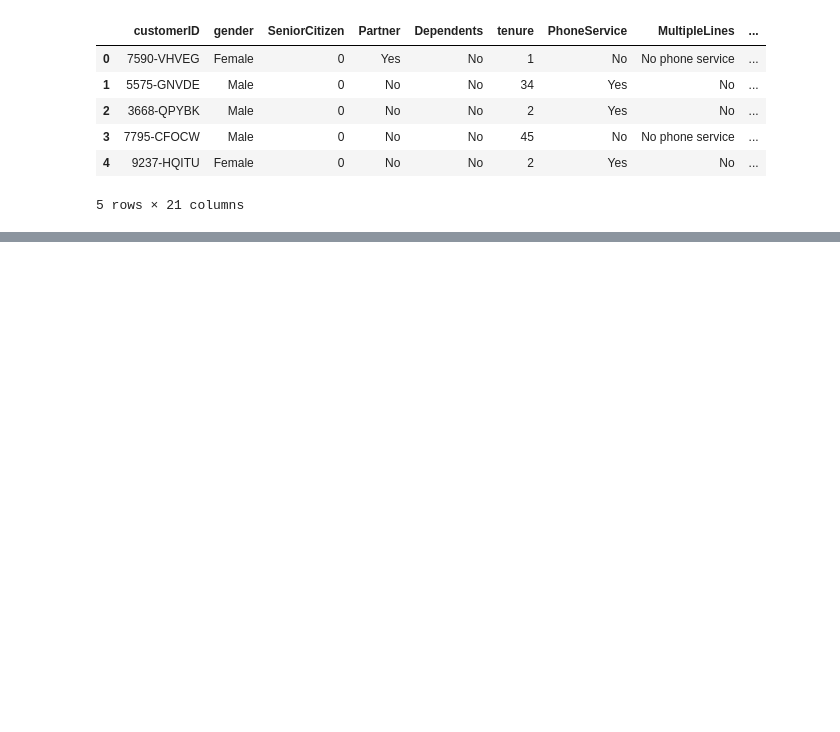
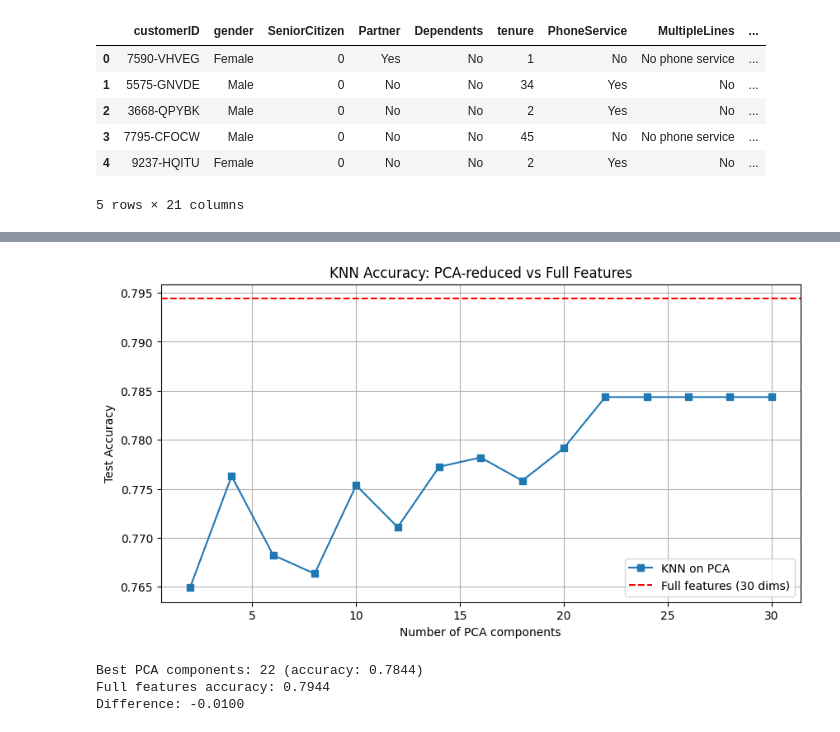
Before and after one commit to Tisha-choksi/analyses, a Jupyter notebook: customer_churn/knn.ipynb, the cells around one changed output, grey strips where cells are left out. Drawn from its saved outputs; the diff is of its cells as text; code cells hidden in the pictures; blank space fills up the shorter version.

```diff
--- a/customer_churn/knn.ipynb
+++ b/customer_churn/knn.ipynb
@@ -201,0 +192,39 @@ F1-score: 0.5783582089552238
+# %%
+best_k = grid_acc.best_params_['n_neighbors']
+best_w = grid_acc.best_params_['weights']
+best_m = grid_acc.best_params_['metric']
+full_acc = grid_acc.best_score_
+
+n_components_range = range(2, 31, 2)
+pca_scores = []
+
+for n in n_components_range:
+    pca = PCA(n_components=n, random_state=42)
+    X_pca = pca.fit_transform(X_train_s)
+    knn = KNeighborsClassifier(n_neighbors=best_k, weights=best_w, metric=best_m)
+    knn.fit(X_pca, y_train)
+    X_test_pca = pca.transform(X_test_s)
+    acc = metrics.accuracy_score(y_test, knn.predict(X_test_pca))
+    pca_scores.append(acc)
+
+plt.figure(figsize=(10, 5))
+plt.plot(n_components_range, pca_scores, marker='s', label='KNN on PCA')
+plt.axhline(y=full_acc, color='r', linestyle='--', label=f'Full features ({X.shape[1]} dims)')
+plt.xlabel('Number of PCA components')
+plt.ylabel('Test Accuracy')
+plt.title('KNN Accuracy: PCA-reduced vs Full Features')
+plt.legend()
+plt.grid(True)
+plt.show()
+# %% [output]
+[figure, added]
+# %%
+best_pca_n = n_components_range[np.argmax(pca_scores)]
+best_pca_acc = max(pca_scores)
+print(f'Best PCA components: {best_pca_n} (accuracy: {best_pca_acc:.4f})')
+print(f'Full features accuracy: {full_acc:.4f}')
+print(f'Difference: {best_pca_acc - full_acc:+.4f}')
+# %% [output]
+Best PCA components: 22 (accuracy: 0.7844)
+Full features accuracy: 0.7944
+Difference: -0.0100
```
Also changed, not shown: parts of 31 cells of this notebook.
